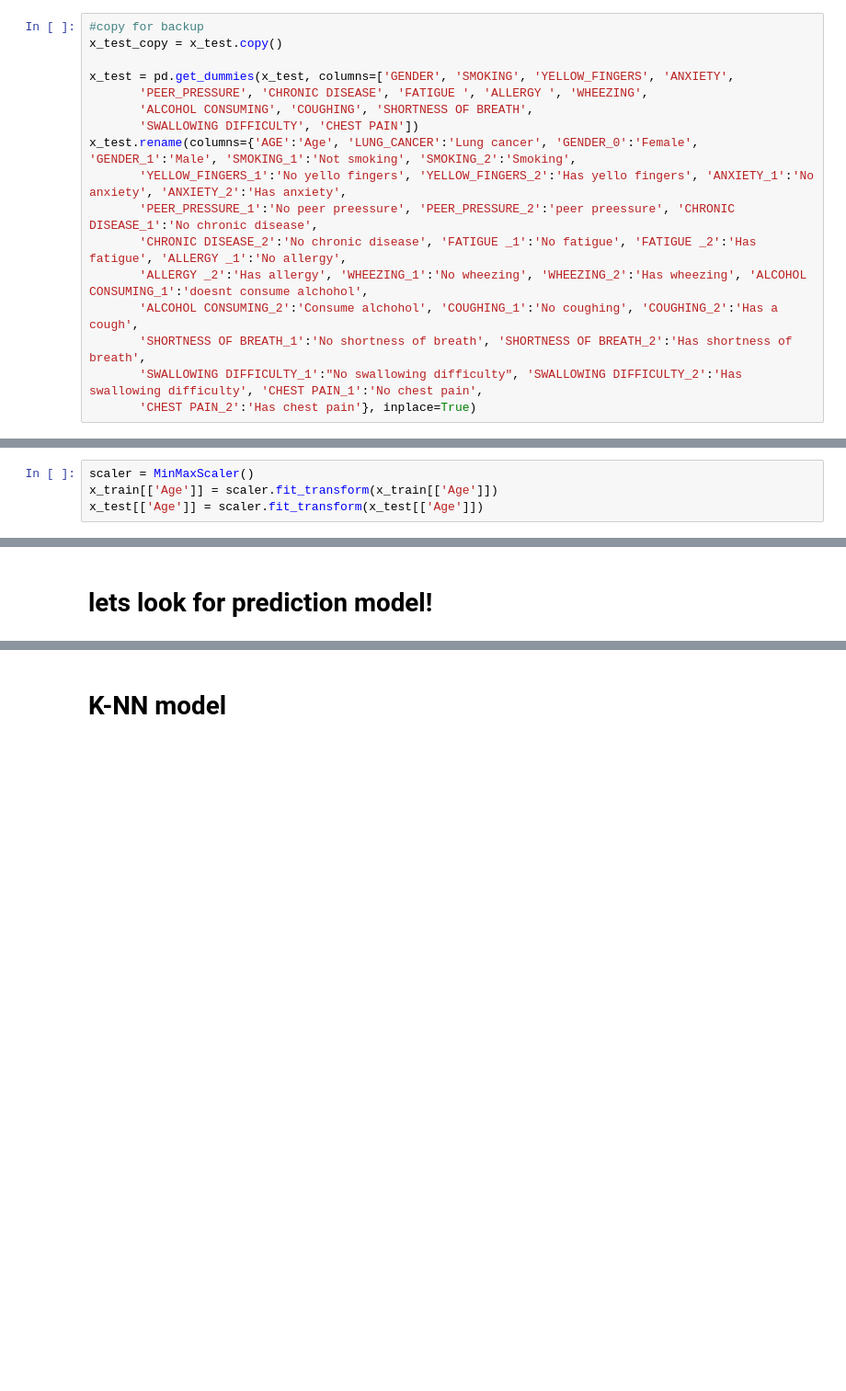
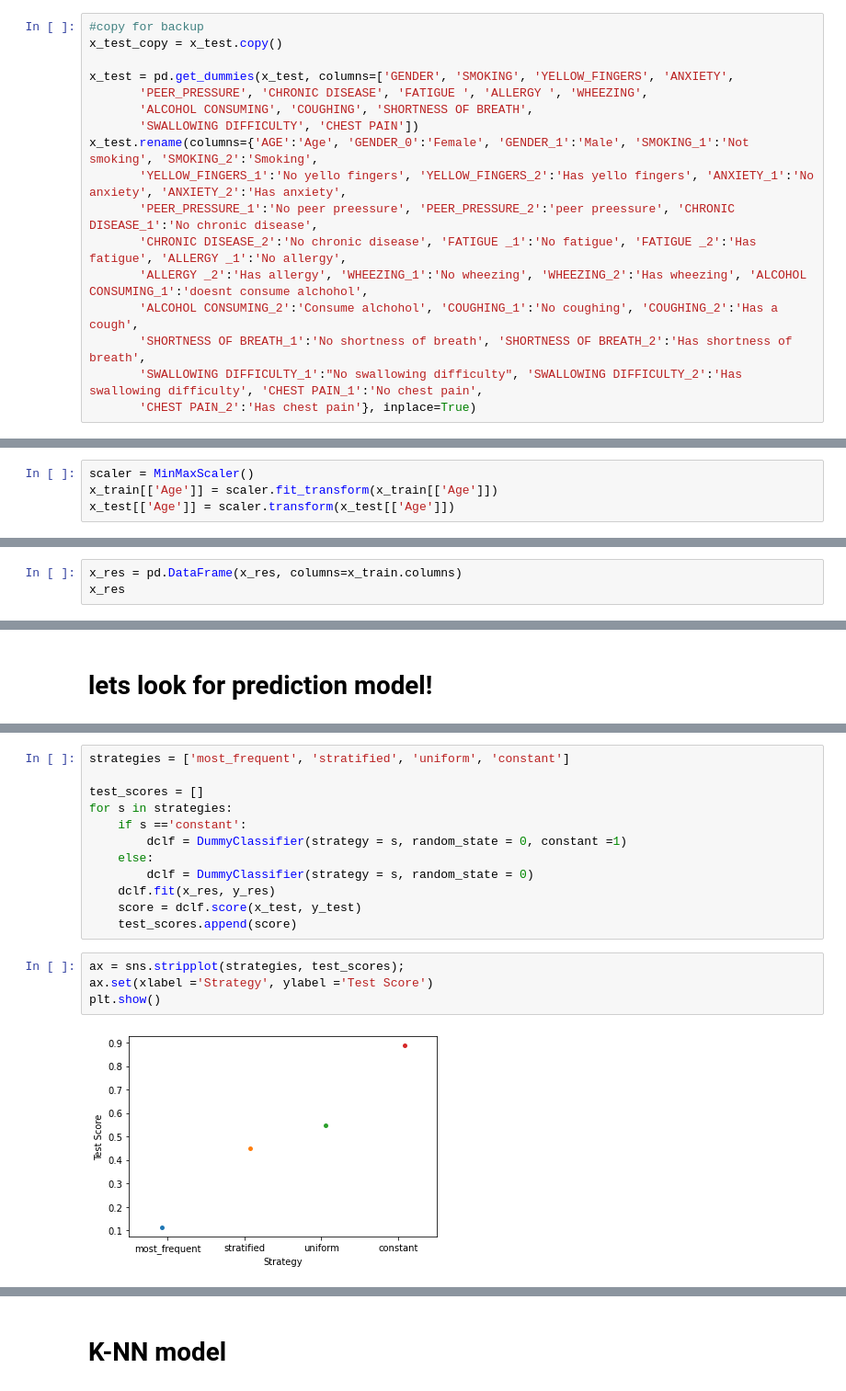
Before and after one commit to GitlerIsrael/Lung-cancer-model, a Jupyter notebook: Lung cancer AI project.ipynb, the cells around one changed output, grey strips where cells are left out. Shown at 92% size. Saved outputs shown, nothing was run; the diff lists cells and outputs as text; blank space fills up the shorter version.

```diff
--- a/Lung cancer AI project.ipynb
+++ b/Lung cancer AI project.ipynb
@@ -496,7 +503,7 @@ x_test = pd.get_dummies(x_test, columns=['GENDER', 'SMOKING', 'YELLOW_FINGERS',
        'PEER_PRESSURE', 'CHRONIC DISEASE', 'FATIGUE ', 'ALLERGY ', 'WHEEZING',
        'ALCOHOL CONSUMING', 'COUGHING', 'SHORTNESS OF BREATH',
        'SWALLOWING DIFFICULTY', 'CHEST PAIN'])
-x_test.rename(columns={'AGE':'Age', 'LUNG_CANCER':'Lung cancer', 'GENDER_0':'Female', 'GENDER_1':'Male', 'SMOKING_1':'Not smoking', 'SMOKING_2':'Smoking',
+x_test.rename(columns={'AGE':'Age', 'GENDER_0':'Female', 'GENDER_1':'Male', 'SMOKING_1':'Not smoking', 'SMOKING_2':'Smoking',
        'YELLOW_FINGERS_1':'No yello fingers', 'YELLOW_FINGERS_2':'Has yello fingers', 'ANXIETY_1':'No anxiety', 'ANXIETY_2':'Has anxiety',
        'PEER_PRESSURE_1':'No peer preessure', 'PEER_PRESSURE_2':'peer preessure', 'CHRONIC DISEASE_1':'No chronic disease',
        'CHRONIC DISEASE_2':'No chronic disease', 'FATIGUE _1':'No fatigue', 'FATIGUE _2':'Has fatigue', 'ALLERGY _1':'No allergy',
@@ -512,7 +517,7 @@ x_test.rename(columns={'AGE':'Age', 'LUNG_CANCER':'Lung cancer', 'GENDER_0':'Fem
 # %%
 scaler = MinMaxScaler()
 x_train[['Age']] = scaler.fit_transform(x_train[['Age']])
-x_test[['Age']] = scaler.fit_transform(x_test[['Age']])
+x_test[['Age']] = scaler.transform(x_test[['Age']])
 # %%
 x_train['Age']
 # %% [output]
@@ -542,3 +545,6 @@ r = y_res.value_counts()
 plt.pie(r, explode=[0.05, 0.1], labels=['No', 'Yes'], radius=1.5, autopct='%1.1f%%',  shadow=True);
 # %% [output]
 [figure]
+# %%
+x_res = pd.DataFrame(x_res, columns=x_train.columns)
+x_res
@@ -546,0 +587,18 @@ plt.pie(r, explode=[0.05, 0.1], labels=['No', 'Yes'], radius=1.5, autopct='%1.1f
+# %%
+strategies = ['most_frequent', 'stratified', 'uniform', 'constant']
+
+test_scores = []
+for s in strategies:
+    if s =='constant':
+        dclf = DummyClassifier(strategy = s, random_state = 0, constant =1)
+    else:
+        dclf = DummyClassifier(strategy = s, random_state = 0)
+    dclf.fit(x_res, y_res)
+    score = dclf.score(x_test, y_test)
+    test_scores.append(score)
+# %%
+ax = sns.stripplot(strategies, test_scores);
+ax.set(xlabel ='Strategy', ylabel ='Test Score')
+plt.show()
+# %% [output]
+[figure, added]
```
Also changed, not shown: parts of 37 cells of this notebook.
